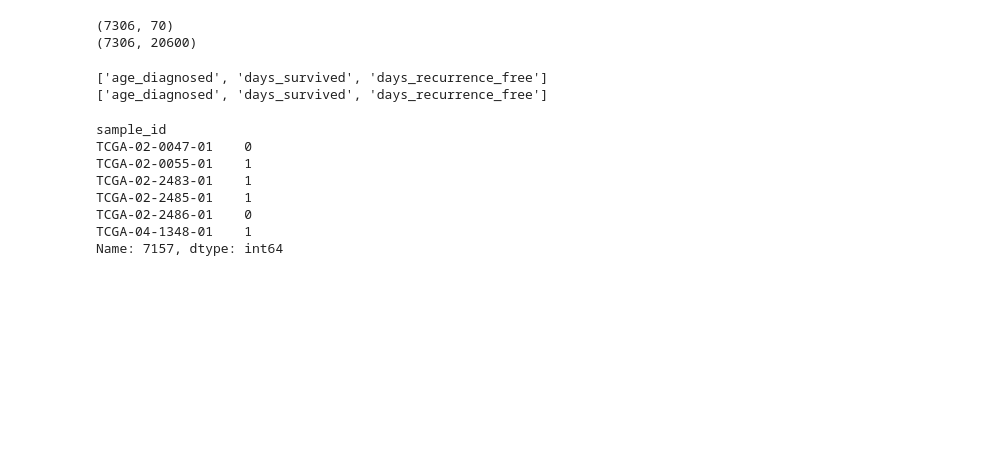
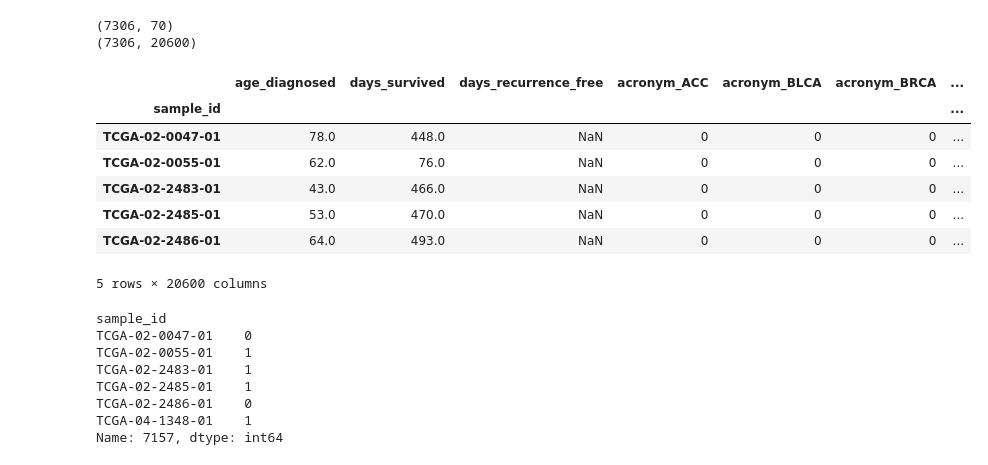
Before and after one commit to joshlevy89/machine-learning, a Jupyter notebook: explore/marginal-gain/1.Marginal-Gain-TP53-Example.ipynb, the cells around one changed output. Saved outputs shown, nothing was run; the diff lists cells and outputs as text; code cells hidden in the pictures; blank space fills up the shorter version.

```diff
--- a/explore/marginal-gain/1.Marginal-Gain-TP53-Example.ipynb
+++ b/explore/marginal-gain/1.Marginal-Gain-TP53-Example.ipynb
@@ -61,11 +62,16 @@ for k in ['a','b']:
 (7306, 20600)
 # %%
 # Which columns have NaN values?
-for k in ['a','b']:
-    print(X[k].columns[pd.isnull(X[k]).any()].tolist())
+X['b'].head()
 # %% [output]
+|  | age_diagnosed | days_survived | days_recurrence_free | acronym_ACC | acronym_BLCA | acronym_BRCA | ... |
+| sample_id |  |  |  |  |  |  | ... |
+| TCGA-02-0047-01 | 78.0 | 448.0 | NaN | 0 | 0 | 0 | ... |
+| TCGA-02-0055-01 | 62.0 | 76.0 | NaN | 0 | 0 | 0 | ... |
+| TCGA-02-2483-01 | 43.0 | 466.0 | NaN | 0 | 0 | 0 | ... |
+| TCGA-02-2485-01 | 53.0 | 470.0 | NaN | 0 | 0 | 0 | ... |
+| TCGA-02-2486-01 | 64.0 | 493.0 | NaN | 0 | 0 | 0 | ... |
-['age_diagnosed', 'days_survived', 'days_recurrence_free']
-['age_diagnosed', 'days_survived', 'days_recurrence_free']
+5 rows × 20600 columns
 # %%
 y = Y[GENE]
 # %%
```
Also changed, not shown: parts of 9 cells of this notebook.
